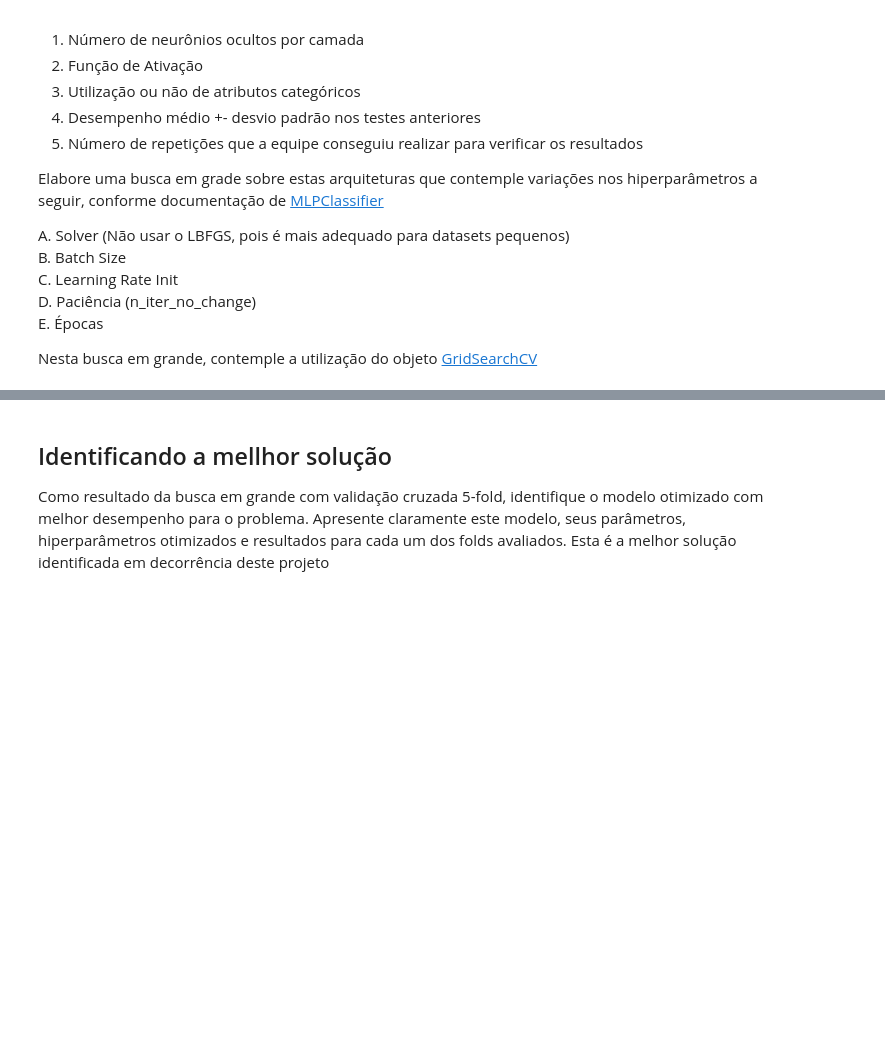
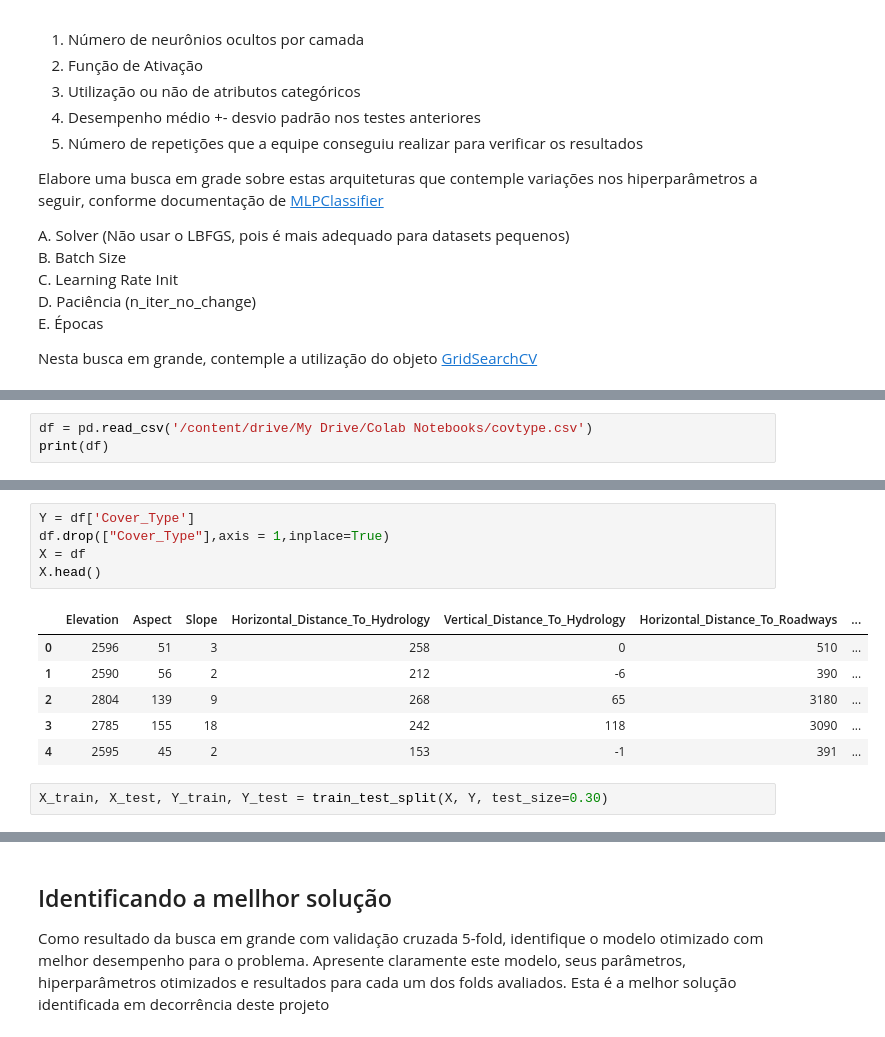
Before and after one commit to AllanHigorLP/Atividade_avaliativa-2.2-RNA, a Jupyter notebook: PP2_2_3_Validação_Cruzada_e_Busca_em_Grade.ipynb, the cells around one changed output, grey strips where cells are left out. Saved outputs shown, nothing was run; the diff lists cells and outputs as text; blank space fills up the shorter version.

```diff
--- a/PP2_2_3_Validação_Cruzada_e_Busca_em_Grade.ipynb
+++ b/PP2_2_3_Validação_Cruzada_e_Busca_em_Grade.ipynb
@@ -45,0 +63,3 @@ Nesta busca em grande, contemple a utilização do objeto [GridSearchCV](https:/
+# %%
+df = pd.read_csv('/content/drive/My Drive/Colab Notebooks/covtype.csv')
+print(df)
@@ -94,3 +131,17 @@ Nesta busca em grande, contemple a utilização do objeto [GridSearchCV](https:/
 2.  Média Acurácia: 0.8144754757970749
 3.  Desvio Padrão F-Score: 0.0025181393096440946
 4.  Média F-Score: 0.8181492495245729
+# %%
+Y = df['Cover_Type']
+df.drop(["Cover_Type"],axis = 1,inplace=True)
+X = df
+X.head()
+# %% [output]
+|  | Elevation | Aspect | Slope | Horizontal_Distance_To_Hydrology | Vertical_Distance_To_Hydrology | Horizontal_Distance_To_Roadways | ... |
+| 0 | 2596 | 51 | 3 | 258 | 0 | 510 | ... |
+| 1 | 2590 | 56 | 2 | 212 | -6 | 390 | ... |
+| 2 | 2804 | 139 | 9 | 268 | 65 | 3180 | ... |
+| 3 | 2785 | 155 | 18 | 242 | 118 | 3090 | ... |
+| 4 | 2595 | 45 | 2 | 153 | -1 | 391 | ... |
+# %%
+X_train, X_test, Y_train, Y_test = train_test_split(X, Y, test_size=0.30)
```
Also changed, not shown: parts of 5 cells of this notebook.
